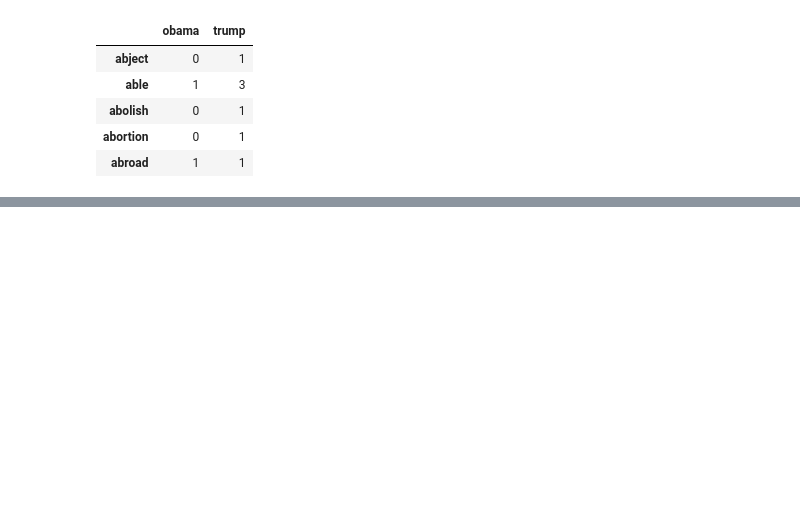
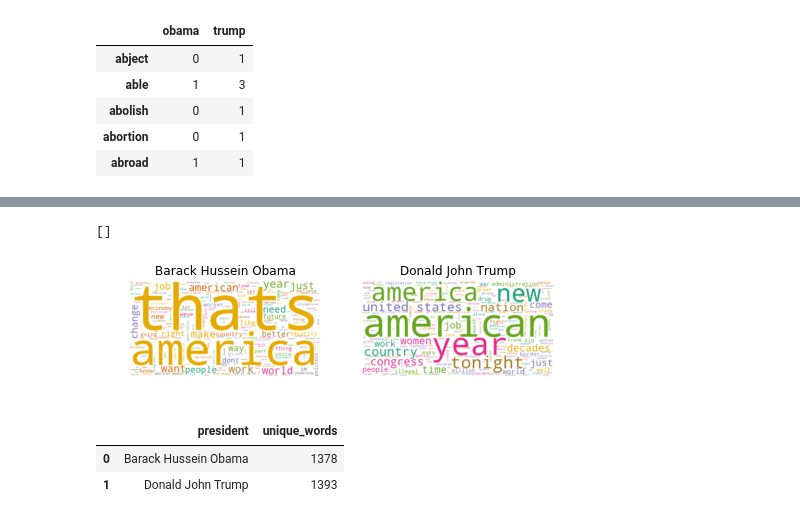
Before and after one commit to grem848/PythonExamProject2019, a Jupyter notebook: Data Analysis.ipynb, the cells around one changed output, grey strips where cells are left out. Cells and saved outputs as stored; diff of their text form; code cells hidden in the pictures; blank space fills up the shorter version.

```diff
--- a/Data Analysis.ipynb
+++ b/Data Analysis.ipynb
@@ -40,0 +54,12 @@ top_dict
+# %%
+# Look at the most common top words --> add them to the stop word list
+from collections import Counter
+
+# Let's first pull out the top 30 words for each president
+words = []
+for president in data.columns:
+    top = [word for (word, count) in top_dict[president]]
+    for t in top:
+        words.append(t)
+
+words
@@ -40,0 +105,6 @@ top_dict
+# %%
+# If more than half of the comedians have it as a top word, exclude it from the list
+add_stop_words = [word for word, count in Counter(words).most_common() if count > 6]
+add_stop_words
+# %% [output]
+[]
@@ -40,0 +132,44 @@ top_dict
+# %%
+# Let's make some word clouds!
+# Terminal / Anaconda Prompt: conda install -c conda-forge wordcloud
+from wordcloud import WordCloud
+
+wc = WordCloud(stopwords=stop_words, background_color="white", colormap="Dark2",
+               max_font_size=150, random_state=42)
+# %%
+# Reset the output dimensions
+import matplotlib.pyplot as plt
+
+plt.rcParams['figure.figsize'] = [16, 6]
+
+full_names = ['Barack Hussein Obama', 'Donald John Trump']
+
+# Create subplots for each comedian
+for index, comedian in enumerate(data.columns):
+    wc.generate(data_clean.transcript[comedian])
+
+    plt.subplot(3, 4, index+1)
+    plt.imshow(wc, interpolation="bilinear")
+    plt.axis("off")
+    plt.title(full_names[index])
+
+plt.show()
+# %% [output]
+[figure, added]
+# %%
+# Find the number of unique words that each president uses
+
+# Identify the non-zero items in the document-term matrix, meaning that the word occurs at least once
+unique_list = []
+for president in data.columns:
+    uniques = data[president].nonzero()[0].size
+    unique_list.append(uniques)
+
+# Create a new dataframe that contains this unique word count
+data_words = pd.DataFrame(list(zip(full_names, unique_list)), columns=['president', 'unique_words'])
+data_unique_sort = data_words.sort_values(by='unique_words')
+data_unique_sort
+# %% [output]
+|  | president | unique_words |
+| 0 | Barack Hussein Obama | 1378 |
+| 1 | Donald John Trump | 1393 |
```
Also changed, not shown: parts of 6 cells of this notebook, 2 other files.
